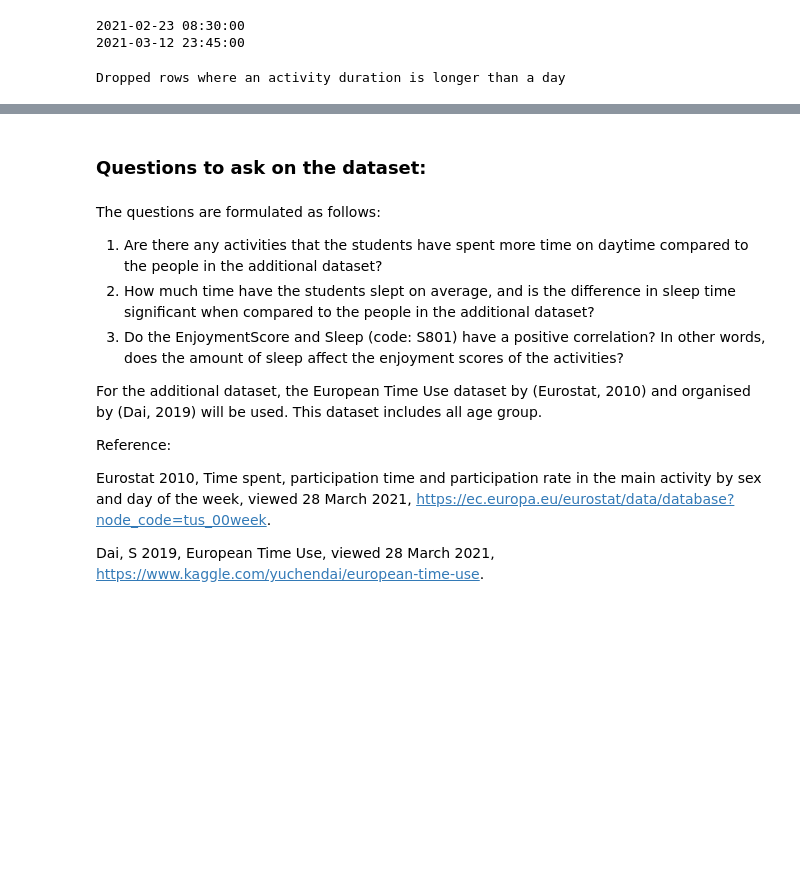
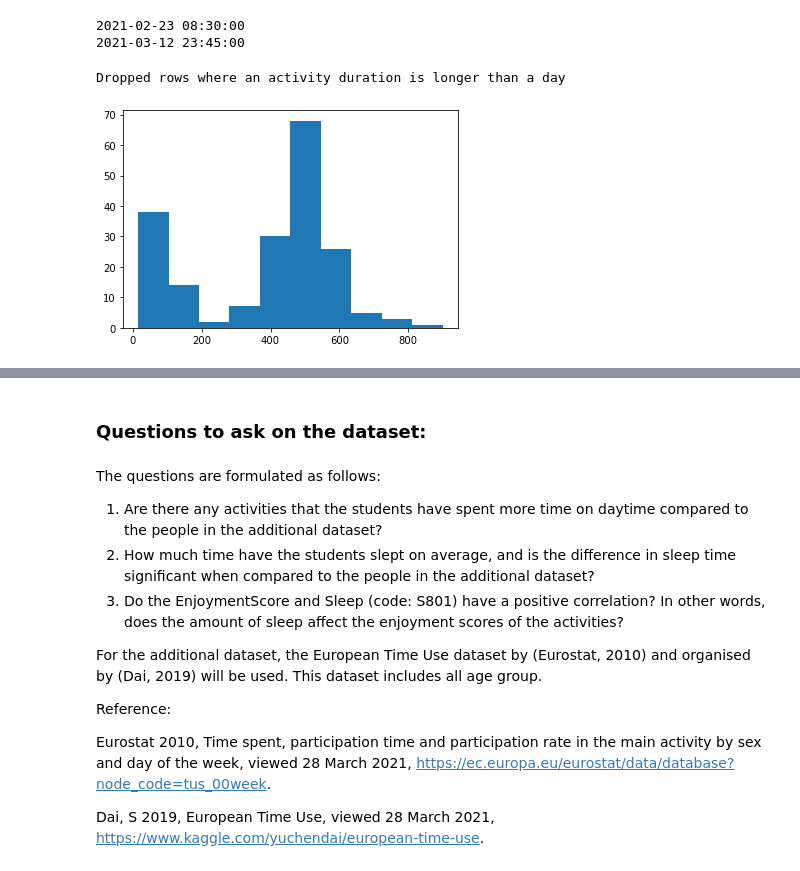
Before and after one commit to jihoonkim888/CM50266-Time-Series-Analysis, a Jupyter notebook: Task3/data_wrangling.ipynb, the cells around one changed output, grey strips where cells are left out. Saved outputs shown, nothing was run; the diff lists cells and outputs as text; code cells hidden in the pictures; blank space fills up the shorter version.

```diff
--- a/Task3/data_wrangling.ipynb
+++ b/Task3/data_wrangling.ipynb
@@ -67,9 +67,10 @@ df["SecondaryActivityCode"] = df["SecondaryActivityCode"].str.strip()
 print("Converted Primary and Secondary activity code strings into upper letter")
 
 # drop rows that has NaN primary codes
-df = df.drop(pd.isnull(df["PrimaryActivityCode"]))
+mask = pd.isnull(df["PrimaryActivityCode"])
+df = df.drop(index=mask)
 
-print("Dropped nan primary codes")
+print("Dropped rows with nan primary codes")
 
 # check if primary code is missing
 # Change secondary code to nan if Primary code == secondary code in same row
@@ -386,3 +449,10 @@ df = df.loc[mask]
 print("Dropped rows where an activity duration is longer than a day")
 # %% [output]
 Dropped rows where an activity duration is longer than a day
+# %%
+import matplotlib.pyplot as plt
+
+plt.hist(df[df['PrimaryActivityCode']=='S801'].DurationMins)
+plt.show()
+# %% [output]
+[figure, added]
```
Also changed, not shown: parts of 33 cells of this notebook, 2 other files.
